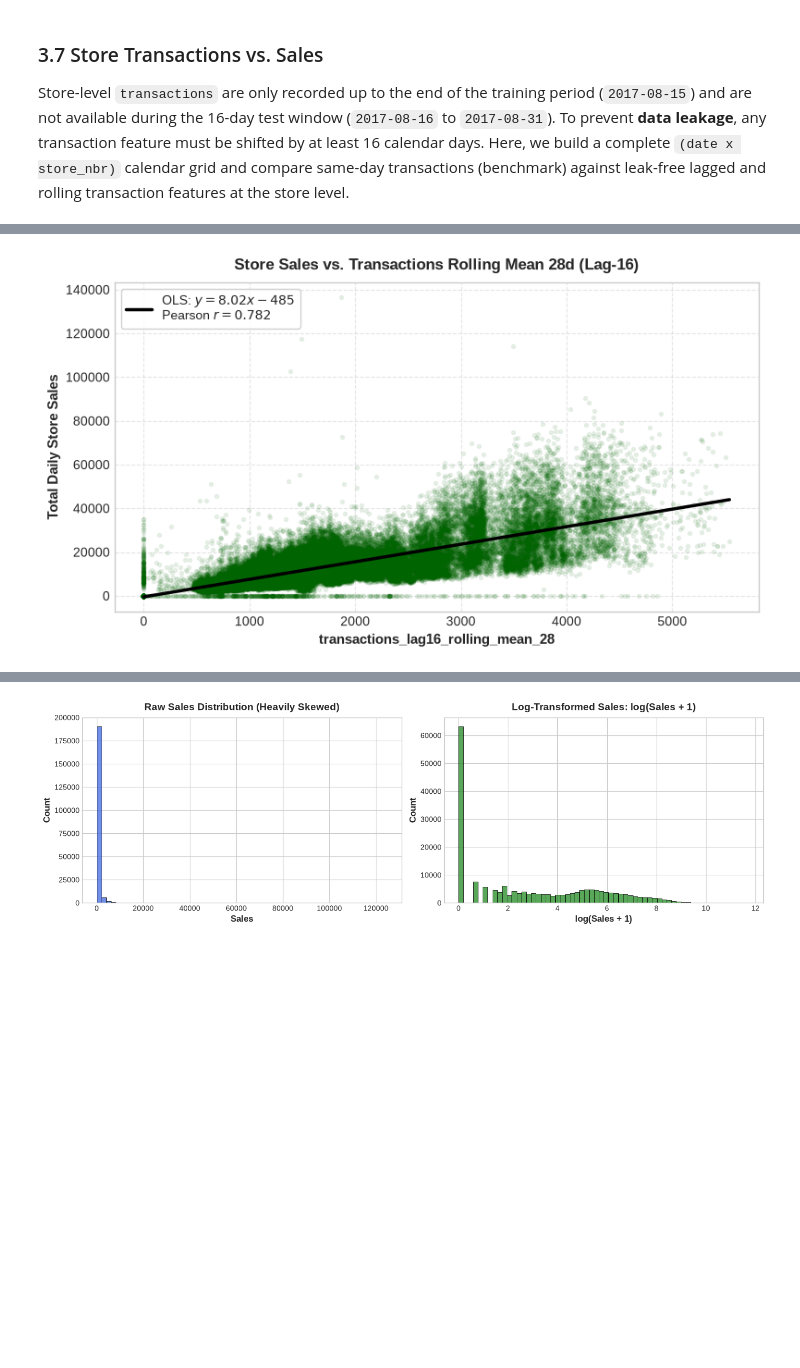
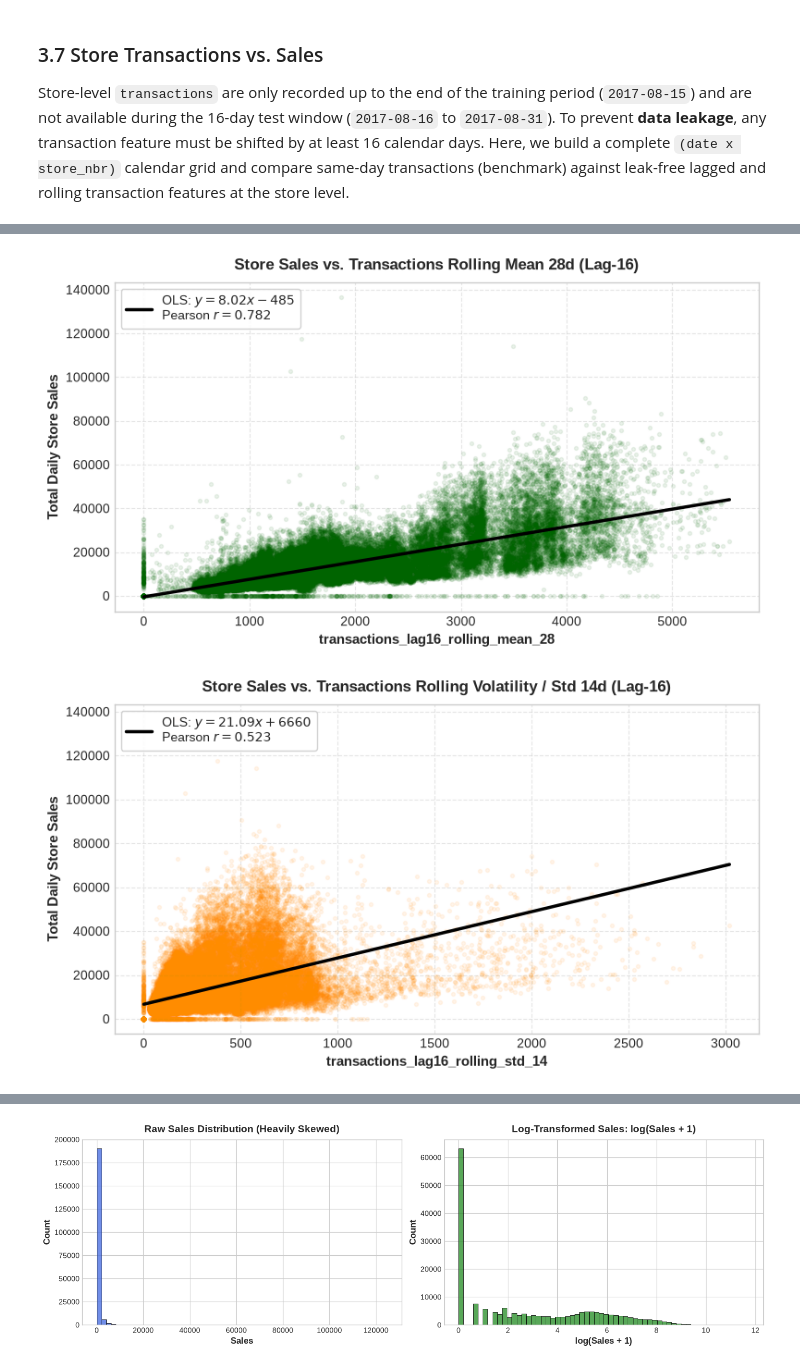
Before and after one commit to izisopou/store-sales-forecasting, a Jupyter notebook: notebooks/02_eda_fe.ipynb, the cells around one changed output, grey strips where cells are left out. Cells and saved outputs as stored; diff of their text form; code cells hidden in the pictures; blank space fills up the shorter version.

```diff
--- a/notebooks/02_eda_fe.ipynb
+++ b/notebooks/02_eda_fe.ipynb
@@ -899,10 +899,20 @@ df_transactions_complete = (
             .transform(lambda s: s.rolling(14, min_periods=1).mean())
         ),
         transactions_lag16_rolling_mean_28 = lambda df: (
-                    df
-                    .groupby('store_nbr')['transactions_lag16']
-                    .transform(lambda s: s.rolling(28, min_periods=1).mean())
-                )
+            df
+            .groupby('store_nbr')['transactions_lag16']
+            .transform(lambda s: s.rolling(28, min_periods=1).mean())
+        ),
+        transactions_lag16_rolling_std_14 = lambda df: (
+            df
+            .groupby('store_nbr')['transactions_lag16']
+            .transform(lambda s: s.rolling(14, min_periods=1).std()).fillna(0.0)
+        ),
+        transactions_lag16_rolling_std_28 = lambda df: (
+            df
+            .groupby('store_nbr')['transactions_lag16']
+            .transform(lambda s: s.rolling(28, min_periods=1).std()).fillna(0.0)
+        ),
     )
 )
 
@@ -924,6 +934,8 @@ df_store_daily = (
         transactions_lag16=('transactions_lag16', 'first'),
         transactions_lag16_rolling_mean_14=('transactions_lag16_rolling_mean_14', 'first'),
         transactions_lag16_rolling_mean_28=('transactions_lag16_rolling_mean_28', 'first'),
+        transactions_lag16_rolling_std_14=('transactions_lag16_rolling_std_14', 'first'),
+        transactions_lag16_rolling_std_28=('transactions_lag16_rolling_std_28', 'first')
     )
     .sort_values(by=['store_nbr', 'date'])
 )
@@ -954,24 +968,11 @@ Daily Sales vs. Transaction Features - transactions_lag16_rolling_mean_28: 0 NaN
 # %%
 features_config = [
-    (
-        'transactions',
-        'Same-day Transactions (Benchmark)',
-        'crimson'
-    ),
-    (
-        'transactions_lag16',
-        'Transactions Lag-16',
-        'teal'),
-    (
-        'transactions_lag16_rolling_mean_14',
-        'Transactions Rolling Mean 14d (Lag-16)',
-        'darkblue',
-    ),
-    (
-        'transactions_lag16_rolling_mean_28',
-        'Transactions Rolling Mean 28d (Lag-16)',
-        'darkgreen',
-    ),
+    ('transactions', 'Same-day Transactions (Benchmark)', 'crimson'),
+    ('transactions_lag16', 'Transactions Lag-16', 'teal'),
+    ('transactions_lag16_rolling_mean_14', 'Transactions Rolling Mean 14d (Lag-16)', 'darkblue'),
+    ('transactions_lag16_rolling_mean_28', 'Transactions Rolling Mean 28d (Lag-16)', 'darkgreen'),
+    ('transactions_lag16_rolling_std_14', 'Transactions Rolling Volatility / Std 14d (Lag-16)', 'darkorange'),
+    ('transactions_lag16_rolling_std_28', 'Transactions Rolling Volatility / Std 28d (Lag-16)', 'sienna'),
 ]
 
 for col, title, color in features_config:
@@ -989,30 +990,31 @@ for col, title, color in features_config:
     plt.figure(figsize=(8, 4.5))
     ax = sns.regplot(
         data=df_store_daily,
         x=col,
         y='total_sales',
         color=color,
         ci=None,
         scatter_kws={'alpha': 0.08, 's': 8},
         line_kws={'linewidth': 2.5, 'color': 'black', 'label': legend_label},
     )
 
     plt.title(f'Store Sales vs. {title}', fontweight='bold', fontsize=12)
     plt.xlabel(col, fontsize=11)
     plt.ylabel('Total Daily Store Sales', fontsize=11)
 
     plt.legend(
         loc='upper left',
         frameon=True,
         facecolor='white',
         framealpha=0.9,
         fontsize=10,
     )
     plt.grid(True, linestyle='--', alpha=0.5)
     plt.tight_layout()
     plt.show()
 # %% [output]
 [figure]
 [figure]
 [figure]
 [figure]
+[figure, added]
```
Also changed, not shown: parts of 11 cells of this notebook.
